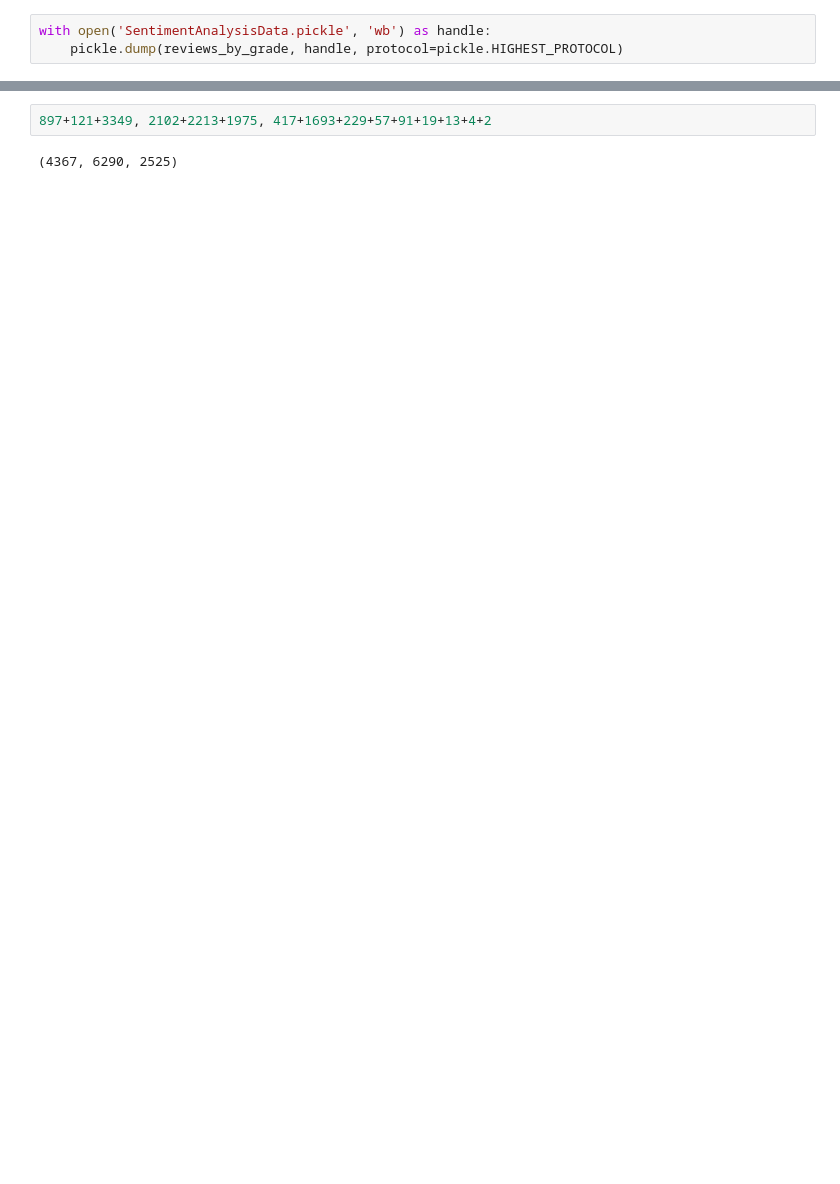
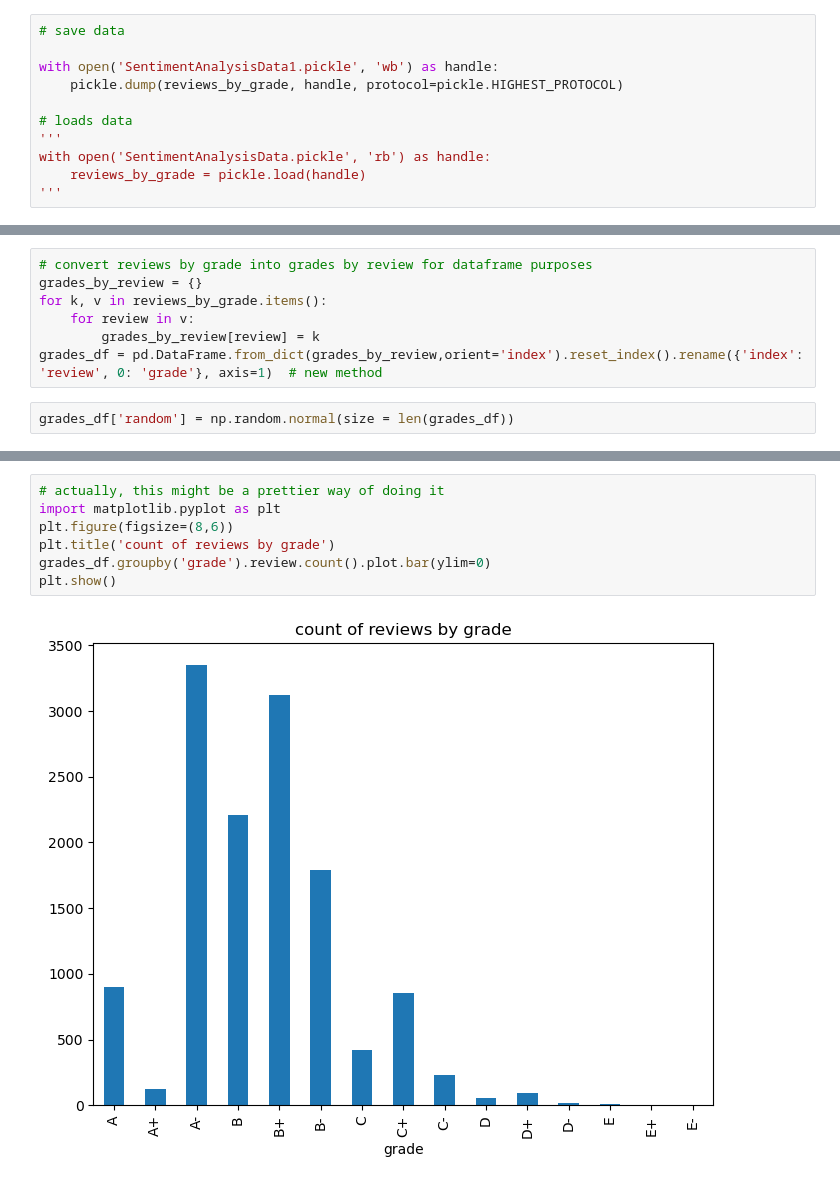
Before and after one commit to MPCS-51042/Album-Review-Analysis, a Jupyter notebook: SentimentAnalysis.ipynb, the cells around one changed output, grey strips where cells are left out. Cells and saved outputs as stored; diff of their text form; blank space fills up the shorter version.

Commit message:
all analysis done

```diff
--- a/SentimentAnalysis.ipynb
+++ b/SentimentAnalysis.ipynb
@@ -84,3 +78,11 @@ list(reviews_by_grade.keys())
-# %%
-with open('SentimentAnalysisData.pickle', 'wb') as handle:
-    pickle.dump(reviews_by_grade, handle, protocol=pickle.HIGHEST_PROTOCOL)
+# %%
+# save data
+
+with open('SentimentAnalysisData1.pickle', 'wb') as handle:
+    pickle.dump(reviews_by_grade, handle, protocol=pickle.HIGHEST_PROTOCOL)
+
+# loads data
+'''
+with open('SentimentAnalysisData.pickle', 'rb') as handle:
+    reviews_by_grade = pickle.load(handle)
+'''
@@ -87,2 +91,11 @@ with open('SentimentAnalysisData.pickle', 'wb') as handle:
+# %%
+# convert reviews by grade into grades by review for dataframe purposes
+grades_by_review = {}
+for k, v in reviews_by_grade.items():
+    for review in v:
+        grades_by_review[review] = k
+grades_df = pd.DataFrame.from_dict(grades_by_review,orient='index').reset_index().rename({'index': 'review', 0: 'grade'}, axis=1)  # new method
+# %%
+grades_df['random'] = np.random.normal(size = len(grades_df))
 # %%
 # let's see how many reviews we have per grade
@@ -110,7 +123,12 @@ E 13
 E+ 4
 E- 2
 total: 13182
-# %%
-897+121+3349, 2102+2213+1975, 417+1693+229+57+91+19+13+4+2
-# %% [output]
-(4367, 6290, 2525)
+# %%
+# actually, this might be a prettier way of doing it
+import matplotlib.pyplot as plt
+plt.figure(figsize=(8,6))
+plt.title('count of reviews by grade')
+grades_df.groupby('grade').review.count().plot.bar(ylim=0)
+plt.show()
+# %% [output]
+[figure, added]
```
Also changed, not shown: parts of 24 cells of this notebook, 2 other files.
